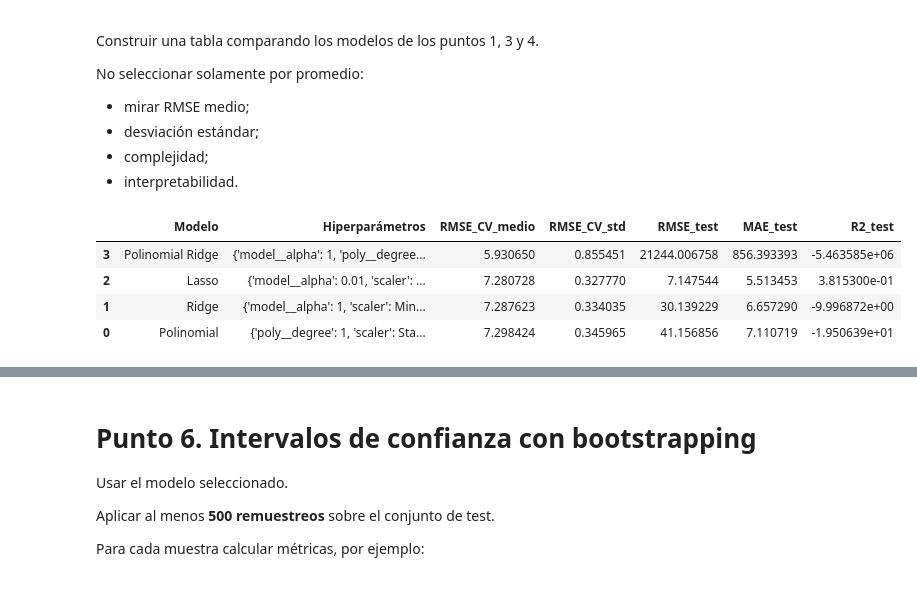
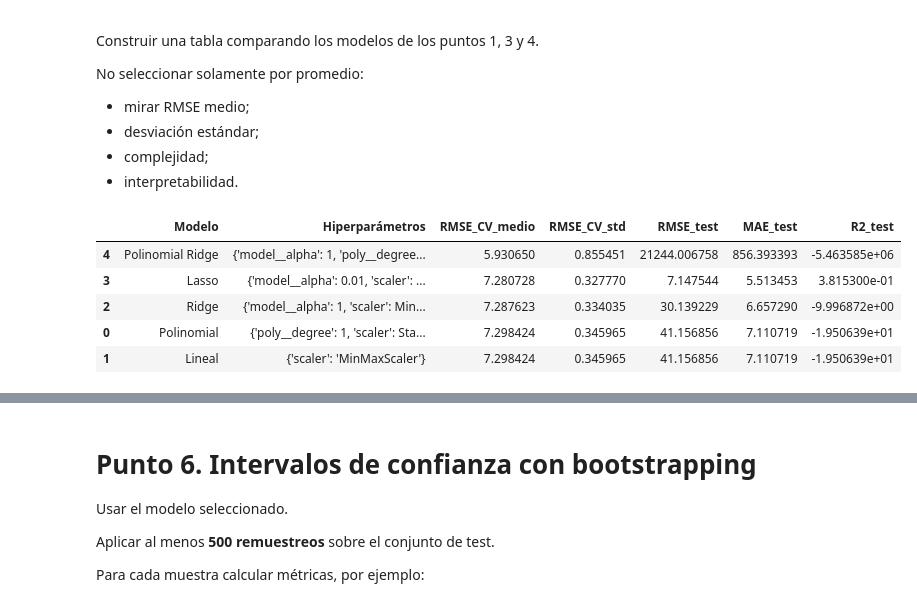
Before and after one commit to vergarave/Lab2_ML, a Jupyter notebook: Laboratorio_2.ipynb, the cells around one changed output, grey strips where cells are left out. Drawn from its saved outputs; the diff is of its cells as text; code cells hidden in the pictures.

```diff
--- a/Laboratorio_2.ipynb
+++ b/Laboratorio_2.ipynb
@@ -267,4 +265,27 @@ grid_lasso = GridSearchCV(
 )
 grid_lasso.fit(X_train, y_train)
 print("Lasso:", grid_lasso.best_params_, "RMSE CV:", -grid_lasso.best_score_)
+
+pipeline_linear = Pipeline([
+    ("imputer", SimpleImputer(strategy="median")),
+    ("scaler", MinMaxScaler()),
+    ("model", LinearRegression())
+])
+
+linear_cv = cross_validate(
+    pipeline_linear,
+    X_train,
+    y_train,
+    cv=5,
+    scoring="neg_root_mean_squared_error",
+    n_jobs=-1
+)
+linear_cv_rmse = -linear_cv["test_score"]
+pipeline_linear.fit(X_train, y_train)
+
+print(
+    "Lineal sin regularización:",
+    f"RMSE CV medio: {linear_cv_rmse.mean():.4f}",
+    f"| std: {linear_cv_rmse.std():.4f}"
+)
 # %% [output]
@@ -294,6 +316,7 @@ Lasso: {'model__alpha': 0.01, 'scaler': MinMaxScaler()} RMSE CV: 7.2807279172179
 # %% [markdown]
 ### Evaluación en test
 # %%
+best_linear = pipeline_linear
 best_ridge = grid_ridge.best_estimator_
 best_lasso = grid_lasso.best_estimator_
 
@@ -307,6 +330,7 @@ def test_metrics(model, name):
     }
 
 resultados_reg = pd.DataFrame([
+    test_metrics(best_linear, "Lineal"),
     test_metrics(best_ridge, "Ridge"),
     test_metrics(best_lasso, "Lasso")
 ])
@@ -422,27 +450,42 @@ No seleccionar solamente por promedio:
 # %%
 def cv_summary(search, name):
     best_index = search.best_index_
     cv_results = search.cv_results_
+    metrics_test = test_metrics(search.best_estimator_, name)
     return {
         "Modelo": name,
         "Hiperparámetros": search.best_params_,
         "RMSE_CV_medio": -cv_results["mean_test_score"][best_index],
         "RMSE_CV_std": cv_results["std_test_score"][best_index],
-        "RMSE_test": test_metrics(search.best_estimator_, name)["RMSE"],
-        "MAE_test": test_metrics(search.best_estimator_, name)["MAE"],
-        "R2_test": test_metrics(search.best_estimator_, name)["R2"]
+        "RMSE_test": metrics_test["RMSE"],
+        "MAE_test": metrics_test["MAE"],
+        "R2_test": metrics_test["R2"]
     }
+
+linear_test = test_metrics(best_linear, "Lineal")
+linear_summary = {
+    "Modelo": "Lineal",
+    "Hiperparámetros": {"scaler": "MinMaxScaler"},
+    "RMSE_CV_medio": linear_cv_rmse.mean(),
+    "RMSE_CV_std": linear_cv_rmse.std(),
+    "RMSE_test": linear_test["RMSE"],
+    "MAE_test": linear_test["MAE"],
+    "R2_test": linear_test["R2"]
+}
 
 comparacion = pd.DataFrame([
     cv_summary(grid_poly, "Polinomial"),
+    linear_summary,
     cv_summary(grid_ridge, "Ridge"),
     cv_summary(grid_lasso, "Lasso"),
     cv_summary(grid_poly_reg, "Polinomial Ridge")
 ]).sort_values("RMSE_CV_medio")
+
 comparacion
 # %% [output]
 |  | Modelo | Hiperparámetros | RMSE_CV_medio | RMSE_CV_std | RMSE_test | MAE_test | R2_test |
-| 3 | Polinomial Ridge | {'model__alpha': 1, 'poly__degree... | 5.930650 | 0.855451 | 21244.006758 | 856.393393 | -5.463585e+06 |
-| 2 | Lasso | {'model__alpha': 0.01, 'scaler': ... | 7.280728 | 0.327770 | 7.147544 | 5.513453 | 3.815300e-01 |
-| 1 | Ridge | {'model__alpha': 1, 'scaler': Min... | 7.287623 | 0.334035 | 30.139229 | 6.657290 | -9.996872e+00 |
+| 4 | Polinomial Ridge | {'model__alpha': 1, 'poly__degree... | 5.930650 | 0.855451 | 21244.006758 | 856.393393 | -5.463585e+06 |
+| 3 | Lasso | {'model__alpha': 0.01, 'scaler': ... | 7.280728 | 0.327770 | 7.147544 | 5.513453 | 3.815300e-01 |
+| 2 | Ridge | {'model__alpha': 1, 'scaler': Min... | 7.287623 | 0.334035 | 30.139229 | 6.657290 | -9.996872e+00 |
 | 0 | Polinomial | {'poly__degree': 1, 'scaler': Sta... | 7.298424 | 0.345965 | 41.156856 | 7.110719 | -1.950639e+01 |
+| 1 | Lineal | {'scaler': 'MinMaxScaler'} | 7.298424 | 0.345965 | 41.156856 | 7.110719 | -1.950639e+01 |
```
Also changed, not shown: parts of 14 cells of this notebook.
